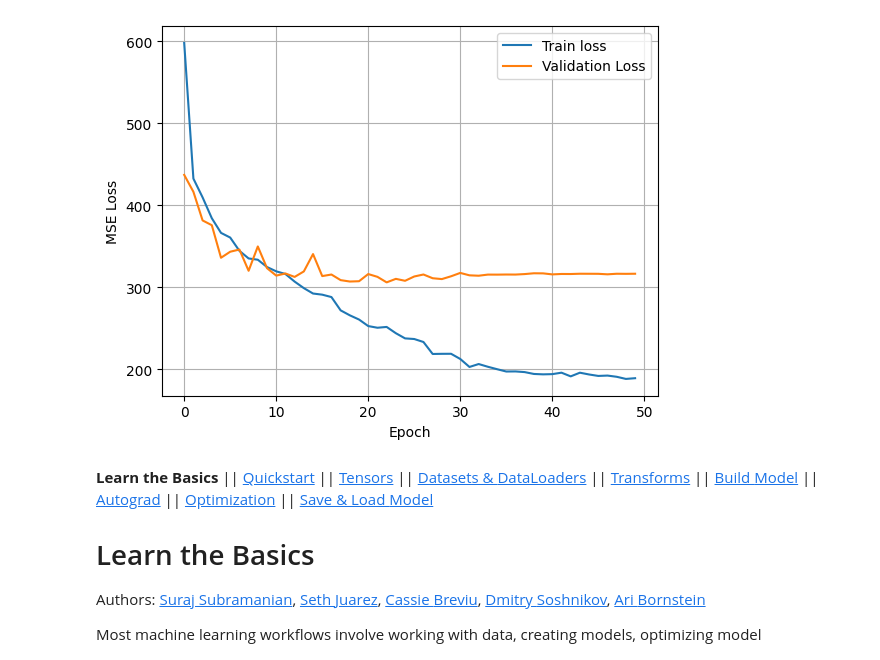
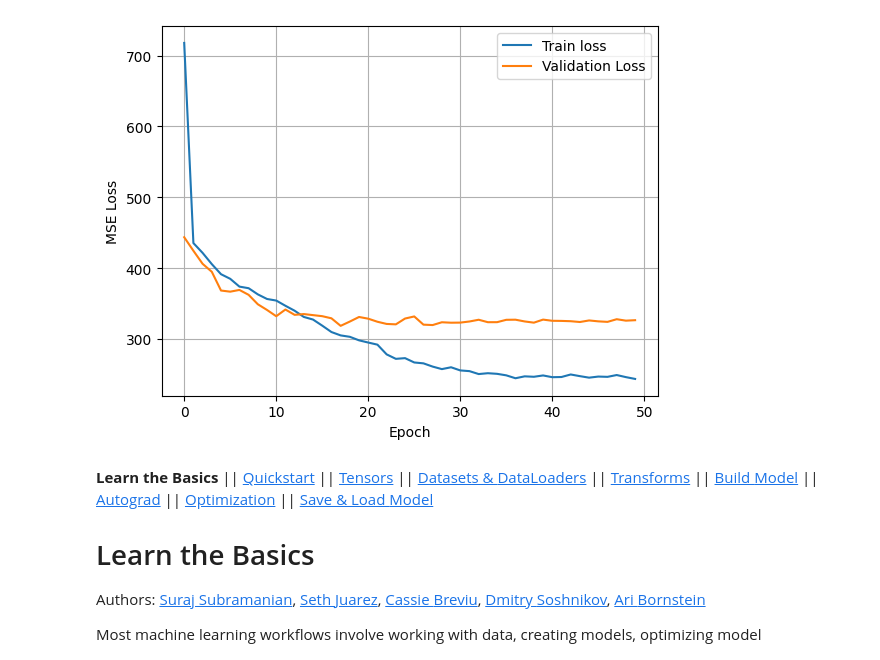
Before and after one commit to jjo0914/BrainCompetition, a Jupyter notebook: _downloads/070179efc13bd796c5dd4af7bf52d5b9/intro.ipynb, the cells around one changed output. Cells and saved outputs as stored; diff of their text form; code cells hidden in the pictures.

```diff
--- a/_downloads/070179efc13bd796c5dd4af7bf52d5b9/intro.ipynb
+++ b/_downloads/070179efc13bd796c5dd4af7bf52d5b9/intro.ipynb
@@ -59,6 +59,9 @@ train_Y = data["train_Y"]
 val_X = data["val_X"]
 val_Y = data["val_Y"]
 
+# 6초만 학습
+train_X=train_X[:,:,1500:]
+val_X=val_X[:,:,1500:]
 #훈련먼저
 import torch
 from torch import nn # torch.nn=nn.
@@ -127,7 +130,7 @@ class SignalCNN(nn.Module): # 예시로 nn.Module,parameters() 가있는데 이
     #conv연산으로 특징 추출한 뒤에는  각채널당 값을 1개로요약
     # 그래서 필터로 추출할 특징이 얼마나 강하게 나타났는가? 만 요약  시간축값은 사라짐(10으로늘리거나 추가로다른모델 사용가능하다..)
     # mean써도 되긴한다는데 .. 음.. (1차원으로바로)
-    avg=32
+    avg=8
     self.global_pool = nn.AdaptiveAvgPool1d(avg) #아직3차원이래 만약8이면채널마다 최종8개 값
     # 마지막차원을 없앤다.. 왜?Linear는 2차원입력을기대한다고함
     self.flatten=nn.Flatten() # channel*최종값 = 최종값들을 1차원으로펼침
@@ -196,7 +199,7 @@ epochs=50 # 전체데이터를 50번 학습하겠다
 train_loss_list=[]  # loss를 저장하는이유?
 val_loss_list=[] #
 # 임계점
-save_threshold=312
+save_threshold=315
 best_threshold=float("inf")
 for epoch in range(epochs):
   model.train() # nn,Module 의 함수.. .parameters() .eval(), .to()  .state_dict()
@@ -285,4 +288,4 @@ Epoch [50/50] Train Loss: 189.3009 / Val Loss: 316.6439
-[figure, old version]
+[figure, new version]
 # %% [markdown]
 **Learn the Basics** \|\| [Quickstart](quickstart_tutorial.html) \|\|
 [Tensors](tensorqs_tutorial.html) \|\| [Datasets &
```
Also changed, not shown: parts of 1 cell of this notebook.
